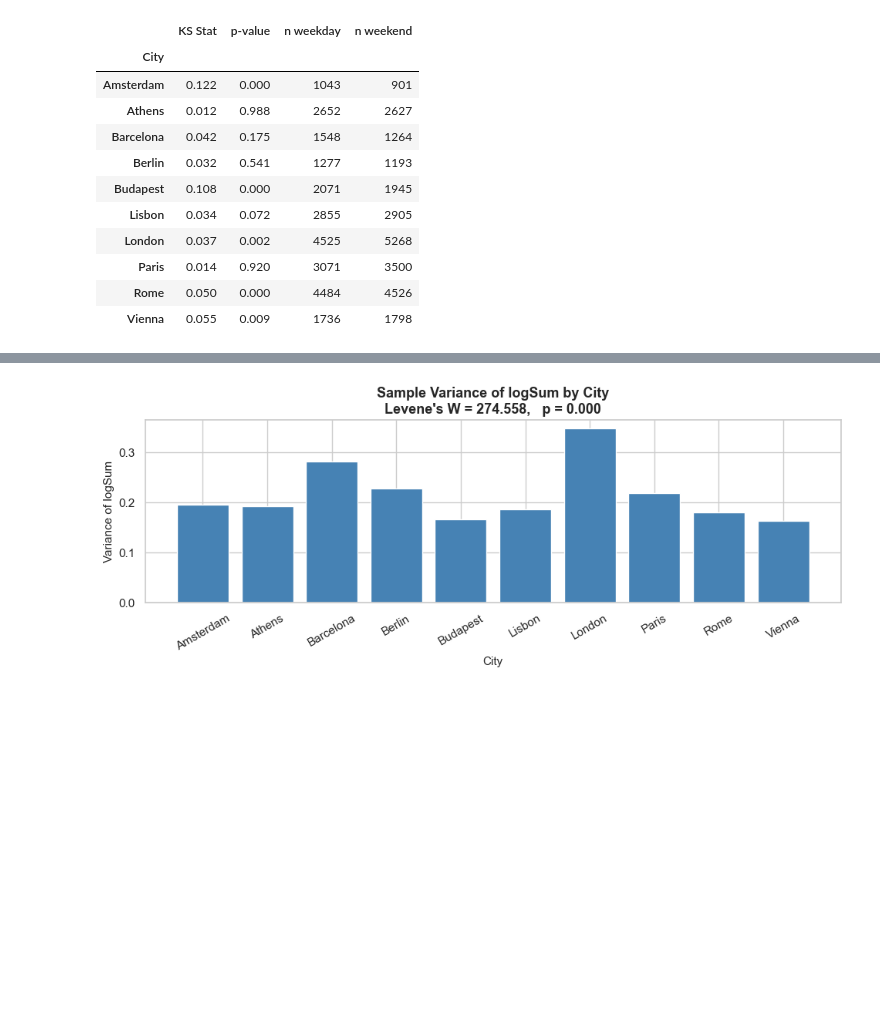
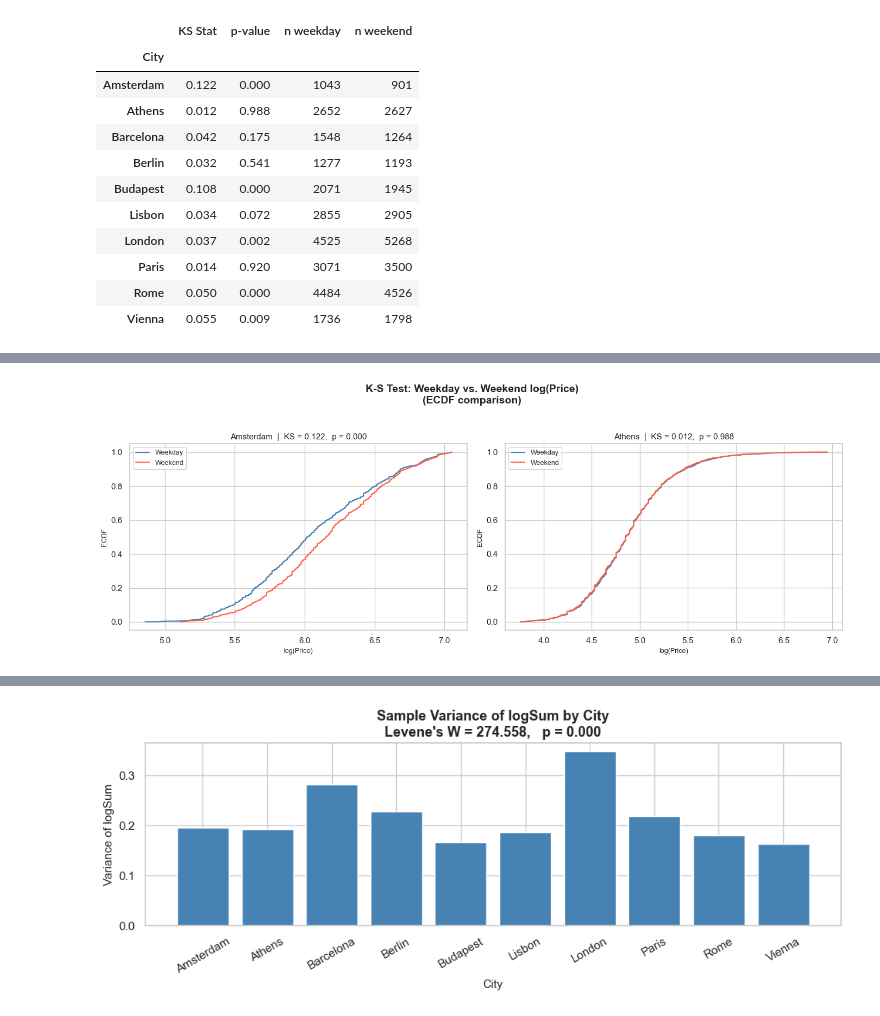
Before and after one commit to ShenghaoXue/MATH-189-Project-SP26, a Jupyter notebook: section2_hypothesis_testing.ipynb, the cells around one changed output, grey strips where cells are left out. Drawn from its saved outputs; the diff is of its cells as text; code cells hidden in the pictures; blank space fills up the shorter version.

Commit message:
Included KS plots for better visuals.

```diff
--- a/section2_hypothesis_testing.ipynb
+++ b/section2_hypothesis_testing.ipynb
@@ -92,0 +98,35 @@ display(ks_df)
+# %%
+focus_cities = ["Amsterdam", "Athens"]
+
+fig, axes = plt.subplots(1, 2, figsize=(14, 5))
+
+for ax, city_name in zip(axes, focus_cities):
+    city_df = df[df["city"] == city_name]
+    weekday = city_df[city_df["is_weekday"] == 1]["logSum"].values
+    weekend = city_df[city_df["is_weekday"] == 0]["logSum"].values
+
+    ks_stat, p_value = stats.ks_2samp(weekday, weekend)
+
+    for data, label, color in [
+        (weekday, "Weekday", "steelblue"),
+        (weekend, "Weekend", "tomato"),
+    ]:
+        sorted_data = np.sort(data)
+        ecdf = np.arange(1, len(sorted_data) + 1) / len(sorted_data)
+        ax.plot(sorted_data, ecdf, label=label, color=color, linewidth=1.6)
+
+    ax.set_title(f"{city_name}  |  KS = {ks_stat:.3f},  p = {p_value:.3f}", fontsize=11)
+    ax.set_xlabel("log(Price)", fontsize=9)
+    ax.set_ylabel("ECDF", fontsize=9)
+    ax.legend(fontsize=9)
+
+fig.suptitle("K-S Test: Weekday vs. Weekend log(Price)\n(ECDF comparison)",
+    fontsize=14,
+    fontweight="bold",
+    y=1.03,
+)
+plt.tight_layout()
+plt.savefig("plots/section2_PlotHypothesis1_amsterdamAthensKS.png", dpi=300, bbox_inches="tight")
+plt.show()
+# %% [output]
+[figure, added]
```
Also changed, not shown: parts of 9 cells of this notebook, 2 other files.
